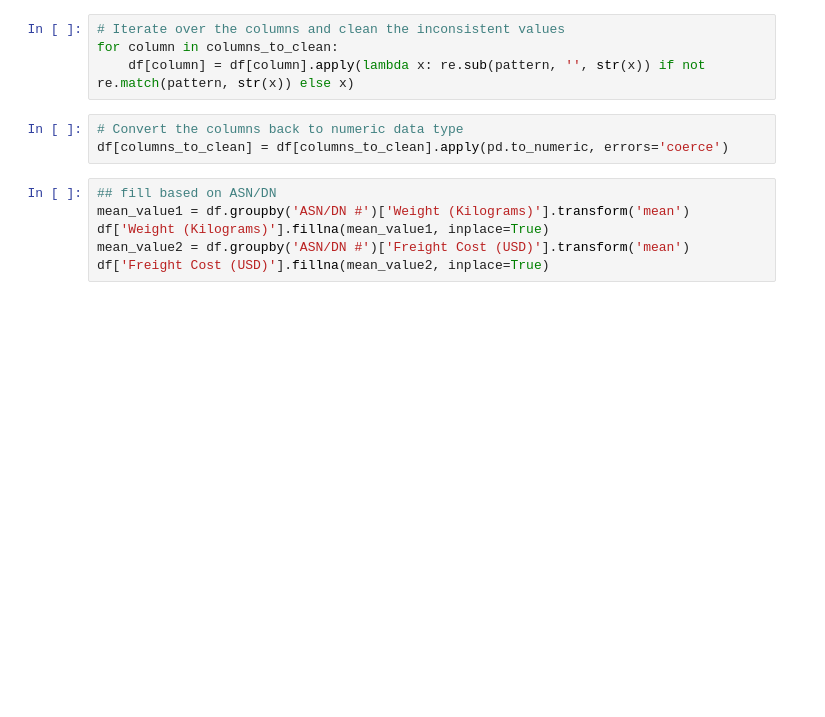
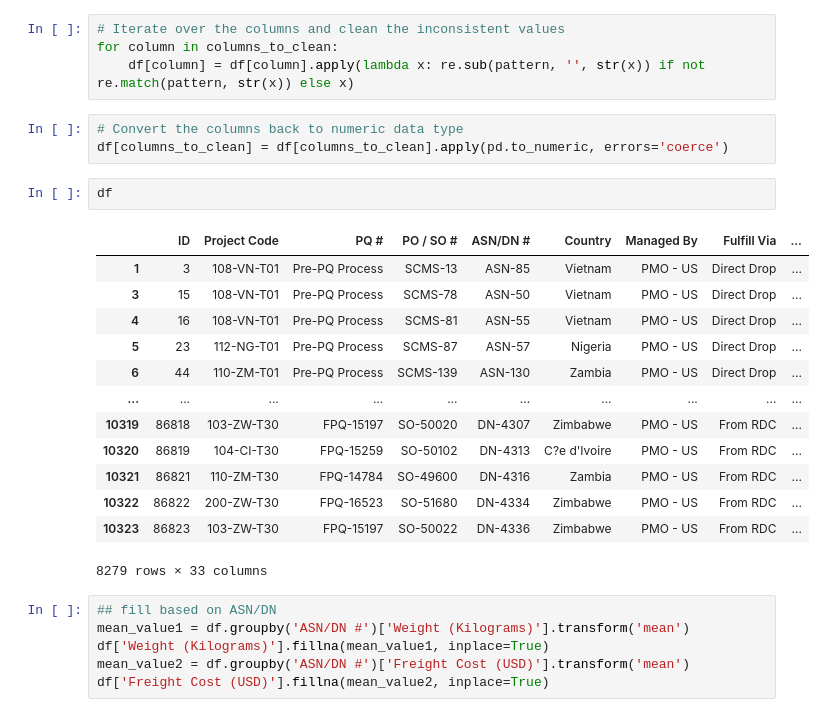
Before and after one commit to adarsh-gowda/scm_project, a Jupyter notebook: notebook/EDA.ipynb, the cells around one changed output. Drawn from its saved outputs; the diff is of its cells as text; blank space fills up the shorter version.

```diff
--- a/notebook/EDA.ipynb
+++ b/notebook/EDA.ipynb
@@ -192,6 +192,22 @@ for column in columns_to_clean:
 # %%
 # Convert the columns back to numeric data type
 df[columns_to_clean] = df[columns_to_clean].apply(pd.to_numeric, errors='coerce')
+# %%
+df
+# %% [output]
+|  | ID | Project Code | PQ # | PO / SO # | ASN/DN # | Country | Managed By | Fulfill Via | ... |
+| 1 | 3 | 108-VN-T01 | Pre-PQ Process | SCMS-13 | ASN-85 | Vietnam | PMO - US | Direct Drop | ... |
+| 3 | 15 | 108-VN-T01 | Pre-PQ Process | SCMS-78 | ASN-50 | Vietnam | PMO - US | Direct Drop | ... |
+| 4 | 16 | 108-VN-T01 | Pre-PQ Process | SCMS-81 | ASN-55 | Vietnam | PMO - US | Direct Drop | ... |
+| 5 | 23 | 112-NG-T01 | Pre-PQ Process | SCMS-87 | ASN-57 | Nigeria | PMO - US | Direct Drop | ... |
+| 6 | 44 | 110-ZM-T01 | Pre-PQ Process | SCMS-139 | ASN-130 | Zambia | PMO - US | Direct Drop | ... |
+| ... | ... | ... | ... | ... | ... | ... | ... | ... | ... |
+| 10319 | 86818 | 103-ZW-T30 | FPQ-15197 | SO-50020 | DN-4307 | Zimbabwe | PMO - US | From RDC | ... |
+| 10320 | 86819 | 104-CI-T30 | FPQ-15259 | SO-50102 | DN-4313 | C?e d'Ivoire | PMO - US | From RDC | ... |
+| 10321 | 86821 | 110-ZM-T30 | FPQ-14784 | SO-49600 | DN-4316 | Zambia | PMO - US | From RDC | ... |
+| 10322 | 86822 | 200-ZW-T30 | FPQ-16523 | SO-51680 | DN-4334 | Zimbabwe | PMO - US | From RDC | ... |
+| 10323 | 86823 | 103-ZW-T30 | FPQ-15197 | SO-50022 | DN-4336 | Zimbabwe | PMO - US | From RDC | ... |
+8279 rows × 33 columns
 # %%
 ## fill based on ASN/DN
 mean_value1 = df.groupby('ASN/DN #')['Weight (Kilograms)'].transform('mean')
```
Also changed, not shown: parts of 9 cells of this notebook, 6 other files.
